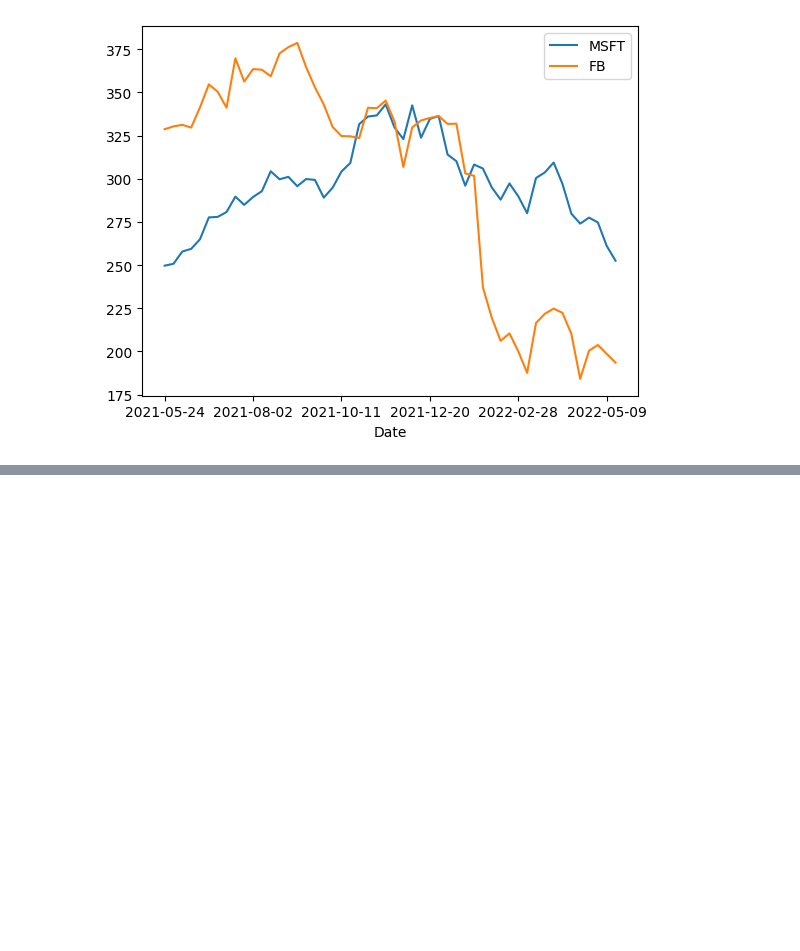
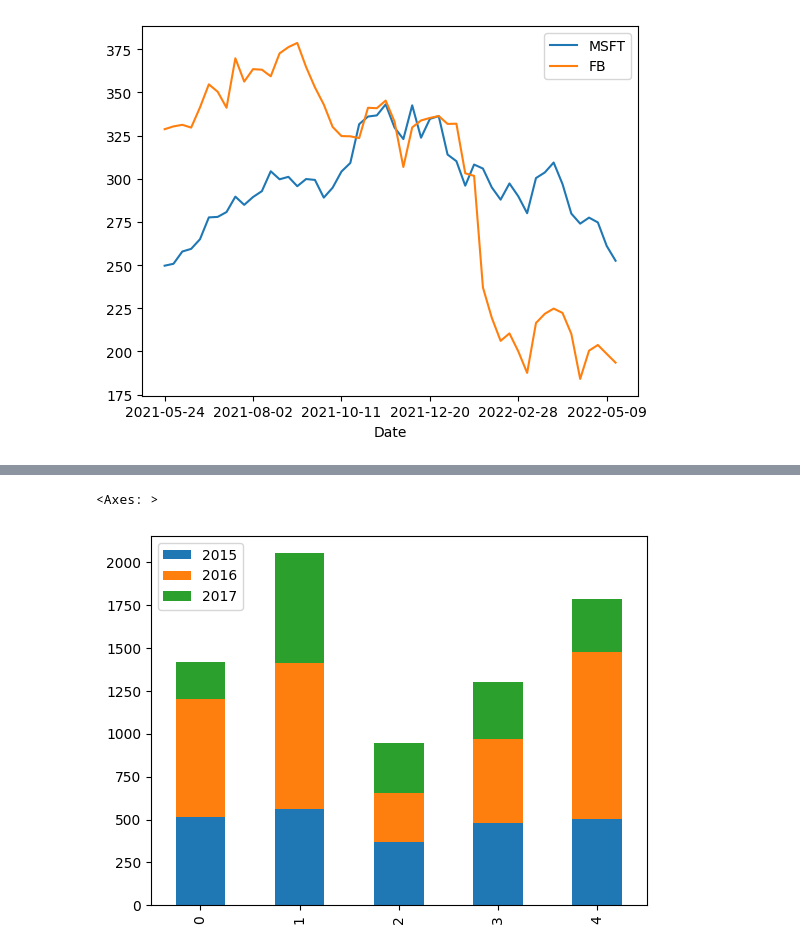
Before and after one commit to thebinodd/data-visualization, a Jupyter notebook: Advance Matplotlib/PandasPlots.ipynb, the cells around one changed output, grey strips where cells are left out. Cells and saved outputs as stored; diff of their text form; code cells hidden in the pictures; blank space fills up the shorter version.

```diff
--- a/Advance Matplotlib/PandasPlots.ipynb
+++ b/Advance Matplotlib/PandasPlots.ipynb
@@ -61,0 +78,6 @@ stocks[["MSFT"  , "FB" , "Date"]].plot(kind="line" , x="Date") #For only two ser
+# %%
+#For Stacked Barcharts
+temp.plot(kind="bar" , stacked=True)
+# %% [output]
+<Axes: >
+[figure, added]
```
Also changed, not shown: parts of 5 cells of this notebook, 1 other file.
